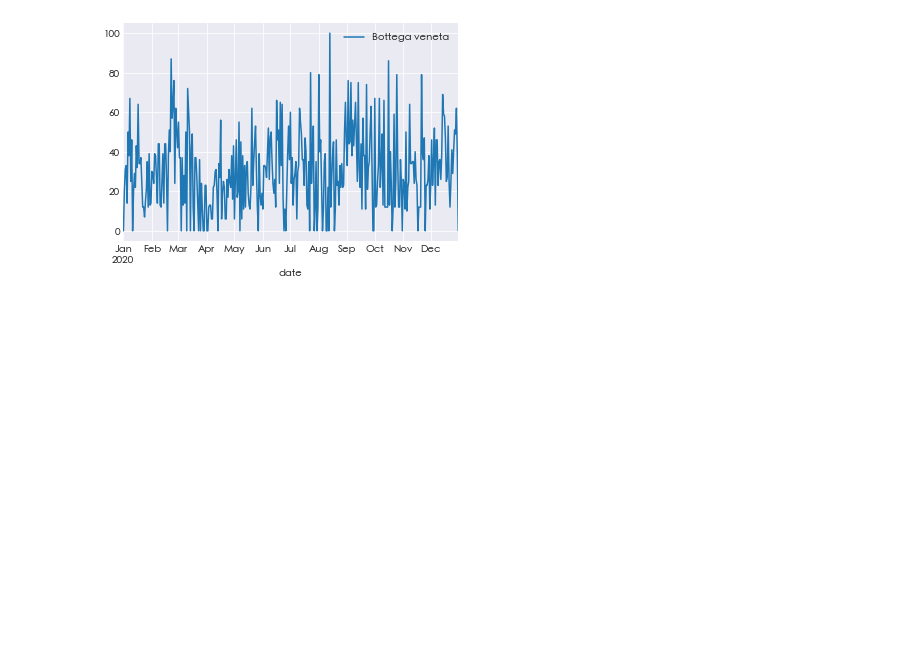
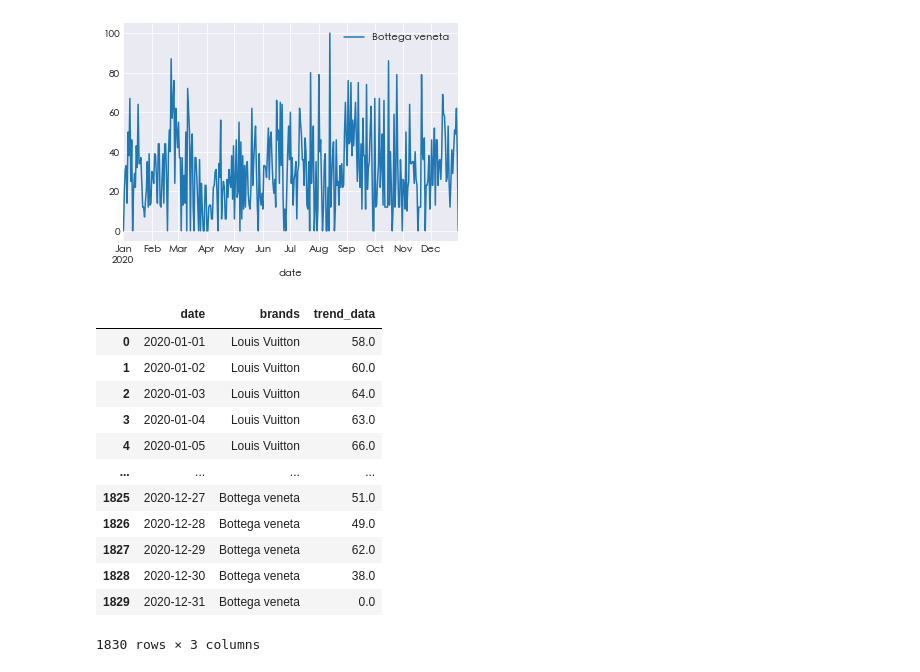
Before and after one commit to Julielebousse/luxury_brand_trends, a Jupyter notebook: Projet-pytrend-daily.ipynb, the cells around one changed output. Saved outputs shown, nothing was run; the diff lists cells and outputs as text; code cells hidden in the pictures; blank space fills up the shorter version.

Commit message:
Unpivot brands columns

```diff
--- a/Projet-pytrend-daily.ipynb
+++ b/Projet-pytrend-daily.ipynb
@@ -78,2 +88,4 @@ df_brands_data = df_brands_data.drop('overlap', axis = 1) #drop "overlap"
+# %%
+df_brands_data = df_brands_data.reset_index()
 # %%
-df_brands_data.columns=['Louis Vuitton','Gucci', 'Hermes', 'Dior', 'Bottega veneta']
+df_brands_data.columns=['date','Louis Vuitton','Gucci', 'Hermes', 'Dior', 'Bottega veneta']
@@ -99,3 +95,22 @@ df_brands_data.plot(y = brands[4])
 # %% [output]
 <matplotlib.axes._subplots.AxesSubplot at 0x...>
 [figure]
+# %%
+#Unpivot the brands columns in order to have a 2-dimensional database
+df_brands_unpivot = df_brands_data.melt(id_vars = 'date', var_name='brands', value_name='trend_data')
+# %%
+df_brands_unpivot
+# %% [output]
+|  | date | brands | trend_data |
+| 0 | 2020-01-01 | Louis Vuitton | 58.0 |
+| 1 | 2020-01-02 | Louis Vuitton | 60.0 |
+| 2 | 2020-01-03 | Louis Vuitton | 64.0 |
+| 3 | 2020-01-04 | Louis Vuitton | 63.0 |
+| 4 | 2020-01-05 | Louis Vuitton | 66.0 |
+| ... | ... | ... | ... |
+| 1825 | 2020-12-27 | Bottega veneta | 51.0 |
+| 1826 | 2020-12-28 | Bottega veneta | 49.0 |
+| 1827 | 2020-12-29 | Bottega veneta | 62.0 |
+| 1828 | 2020-12-30 | Bottega veneta | 38.0 |
+| 1829 | 2020-12-31 | Bottega veneta | 0.0 |
+1830 rows × 3 columns
```
Also changed, not shown: parts of 13 cells of this notebook.
